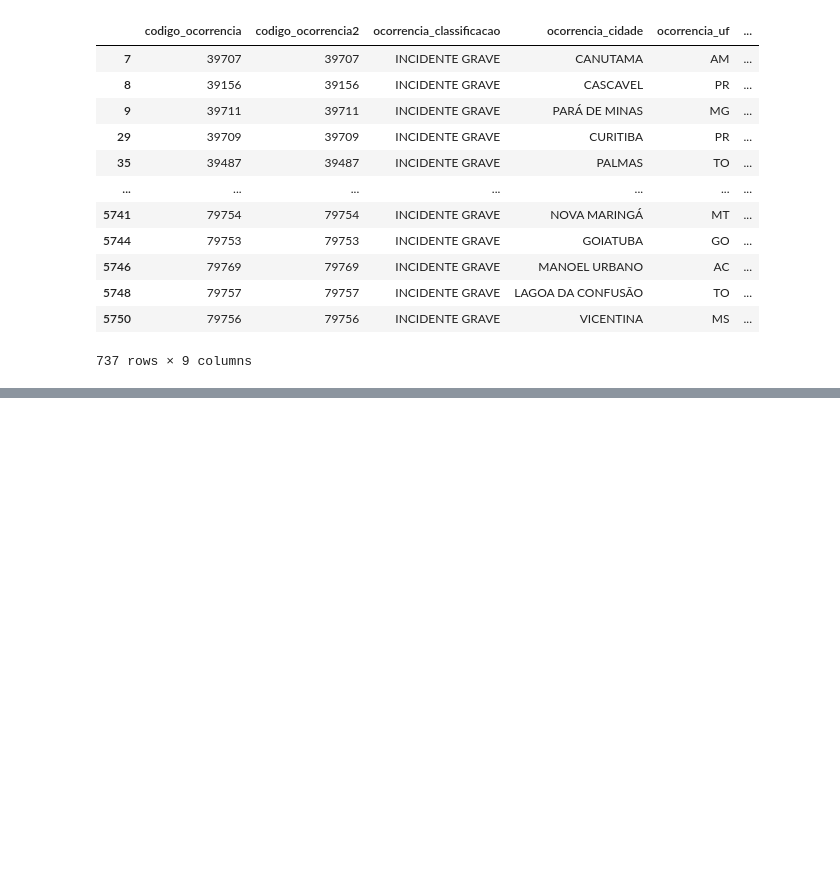
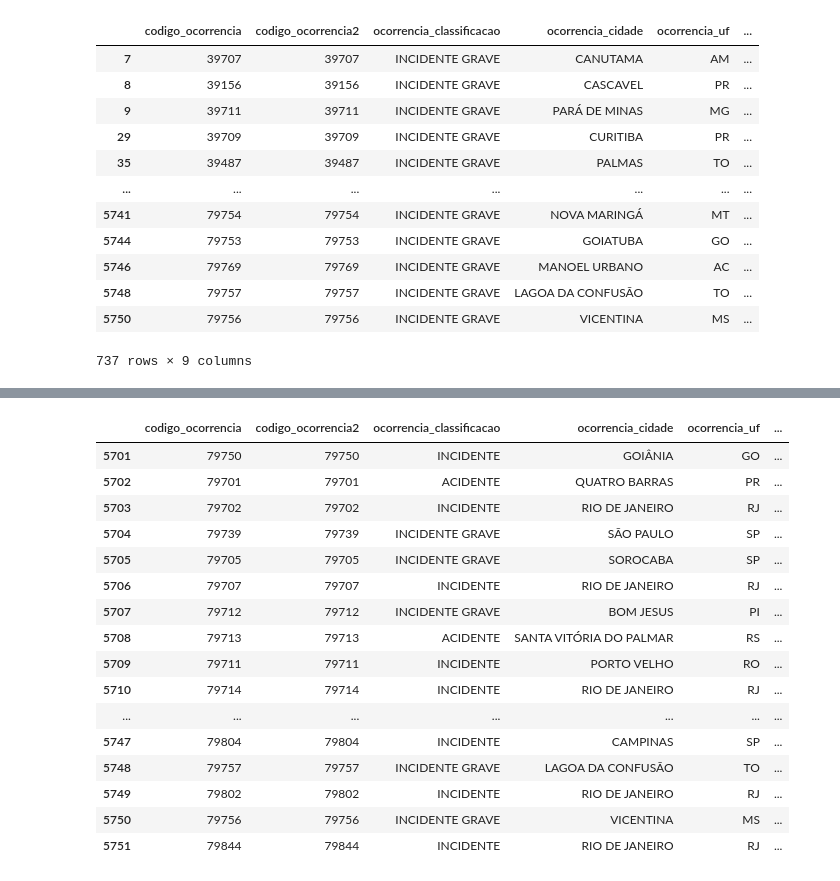
Before and after one commit to jpablolima/etl-python, a Jupyter notebook: transformacao_de_dados.ipynb, the cells around one changed output, grey strips where cells are left out. Drawn from its saved outputs; the diff is of its cells as text; code cells hidden in the pictures; blank space fills up the shorter version.

Commit message:
realização de filtro de ocorrências por ano, mês e dia

```diff
--- a/transformacao_de_dados.ipynb
+++ b/transformacao_de_dados.ipynb
@@ -240,0 +316,23 @@ df.loc[filtro]
+# %%
+# ocorrências por Ano e mês
+filtro_ano = df.ocorrencia_dia.dt.year == 2020
+filtro_mes = df.ocorrencia_dia.dt.month == 12
+df.loc[filtro_ano & filtro_mes]
+# %% [output]
+|  | codigo_ocorrencia | codigo_ocorrencia2 | ocorrencia_classificacao | ocorrencia_cidade | ocorrencia_uf | ... |
+| 5701 | 79750 | 79750 | INCIDENTE | GOIÂNIA | GO | ... |
+| 5702 | 79701 | 79701 | ACIDENTE | QUATRO BARRAS | PR | ... |
+| 5703 | 79702 | 79702 | INCIDENTE | RIO DE JANEIRO | RJ | ... |
+| 5704 | 79739 | 79739 | INCIDENTE GRAVE | SÃO PAULO | SP | ... |
+| 5705 | 79705 | 79705 | INCIDENTE GRAVE | SOROCABA | SP | ... |
+| 5706 | 79707 | 79707 | INCIDENTE | RIO DE JANEIRO | RJ | ... |
+| 5707 | 79712 | 79712 | INCIDENTE GRAVE | BOM JESUS | PI | ... |
+| 5708 | 79713 | 79713 | ACIDENTE | SANTA VITÓRIA DO PALMAR | RS | ... |
+| 5709 | 79711 | 79711 | INCIDENTE | PORTO VELHO | RO | ... |
+| 5710 | 79714 | 79714 | INCIDENTE | RIO DE JANEIRO | RJ | ... |
+| ... | ... | ... | ... | ... | ... | ... |
+| 5747 | 79804 | 79804 | INCIDENTE | CAMPINAS | SP | ... |
+| 5748 | 79757 | 79757 | INCIDENTE GRAVE | LAGOA DA CONFUSÃO | TO | ... |
+| 5749 | 79802 | 79802 | INCIDENTE | RIO DE JANEIRO | RJ | ... |
+| 5750 | 79756 | 79756 | INCIDENTE GRAVE | VICENTINA | MS | ... |
+| 5751 | 79844 | 79844 | INCIDENTE | RIO DE JANEIRO | RJ | ... |
```
Also changed, not shown: parts of 5 cells of this notebook.
